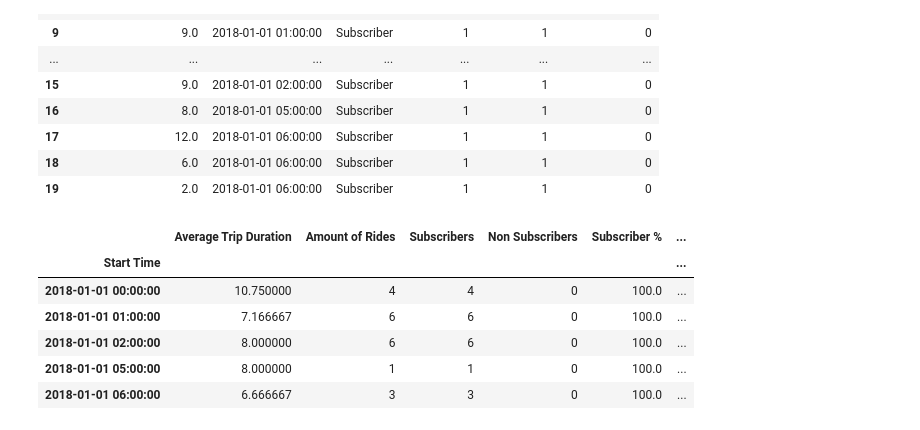
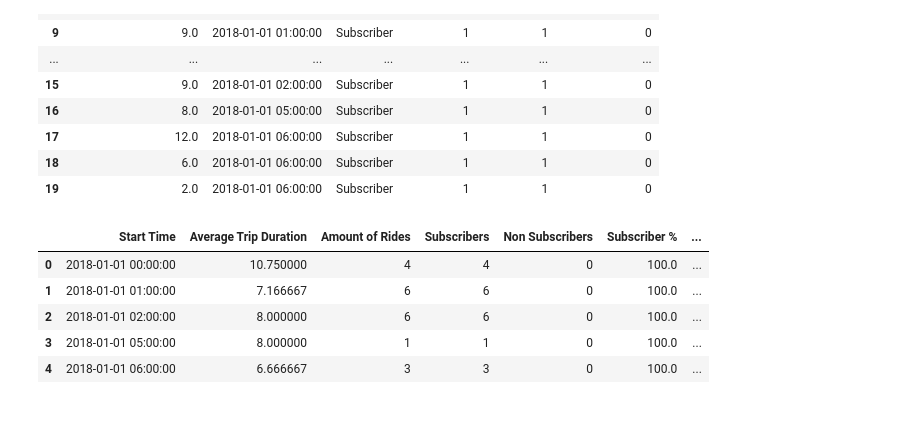
Before and after one commit to uncncsu/project-1, a Jupyter notebook: vp_br/Boston Cleaning Data.ipynb, the cells around one changed output. Drawn from its saved outputs; the diff is of its cells as text; code cells hidden in the pictures.

```diff
--- a/vp_br/Boston Cleaning Data.ipynb
+++ b/vp_br/Boston Cleaning Data.ipynb
@@ -366,16 +366,16 @@ merged_months.head(20)
 # %%
 hours_grouped = merged_months.groupby("Start Time").agg({'Trip Duration (minutes)':'mean',
                                             'User Type':'count', 'Subscribers': 'sum', 'Non Subscribers': 'sum'})
 hours_regrouped = hours_grouped.rename(columns={'Trip Duration (minutes)': 'Average Trip Duration', 'User Type': 'Amount of Rides'})
 hours_regrouped['Subscriber %'] = round(hours_regrouped['Subscribers'] / hours_regrouped['Amount of Rides'] * 100, 0)
 hours_regrouped['Non Subscriber %'] = round(hours_regrouped['Non Subscribers'] / hours_regrouped['Amount of Rides'] * 100, 0)
-hours_regrouped.head()
+hours_final = hours_regrouped.reset_index()
+hours_final.head()
 # %% [output]
-|  | Average Trip Duration | Amount of Rides | Subscribers | Non Subscribers | Subscriber % | ... |
-| Start Time |  |  |  |  |  | ... |
-| 2018-01-01 00:00:00 | 10.750000 | 4 | 4 | 0 | 100.0 | ... |
-| 2018-01-01 01:00:00 | 7.166667 | 6 | 6 | 0 | 100.0 | ... |
-| 2018-01-01 02:00:00 | 8.000000 | 6 | 6 | 0 | 100.0 | ... |
-| 2018-01-01 05:00:00 | 8.000000 | 1 | 1 | 0 | 100.0 | ... |
-| 2018-01-01 06:00:00 | 6.666667 | 3 | 3 | 0 | 100.0 | ... |
+|  | Start Time | Average Trip Duration | Amount of Rides | Subscribers | Non Subscribers | Subscriber % | ... |
+| 0 | 2018-01-01 00:00:00 | 10.750000 | 4 | 4 | 0 | 100.0 | ... |
+| 1 | 2018-01-01 01:00:00 | 7.166667 | 6 | 6 | 0 | 100.0 | ... |
+| 2 | 2018-01-01 02:00:00 | 8.000000 | 6 | 6 | 0 | 100.0 | ... |
+| 3 | 2018-01-01 05:00:00 | 8.000000 | 1 | 1 | 0 | 100.0 | ... |
+| 4 | 2018-01-01 06:00:00 | 6.666667 | 3 | 3 | 0 | 100.0 | ... |
 # %%
```
Also changed, not shown: parts of 1 cell of this notebook, 1 other file.
